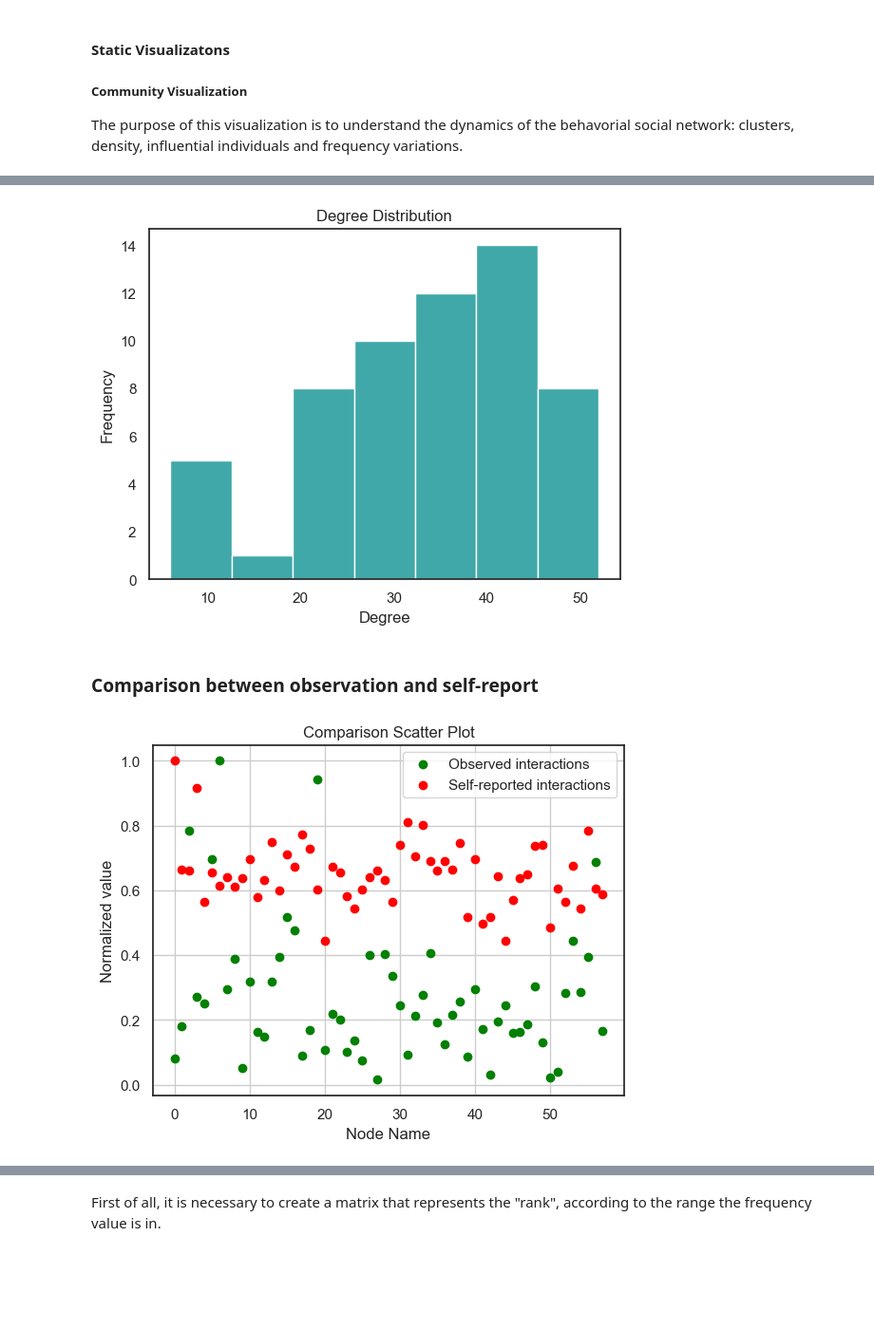
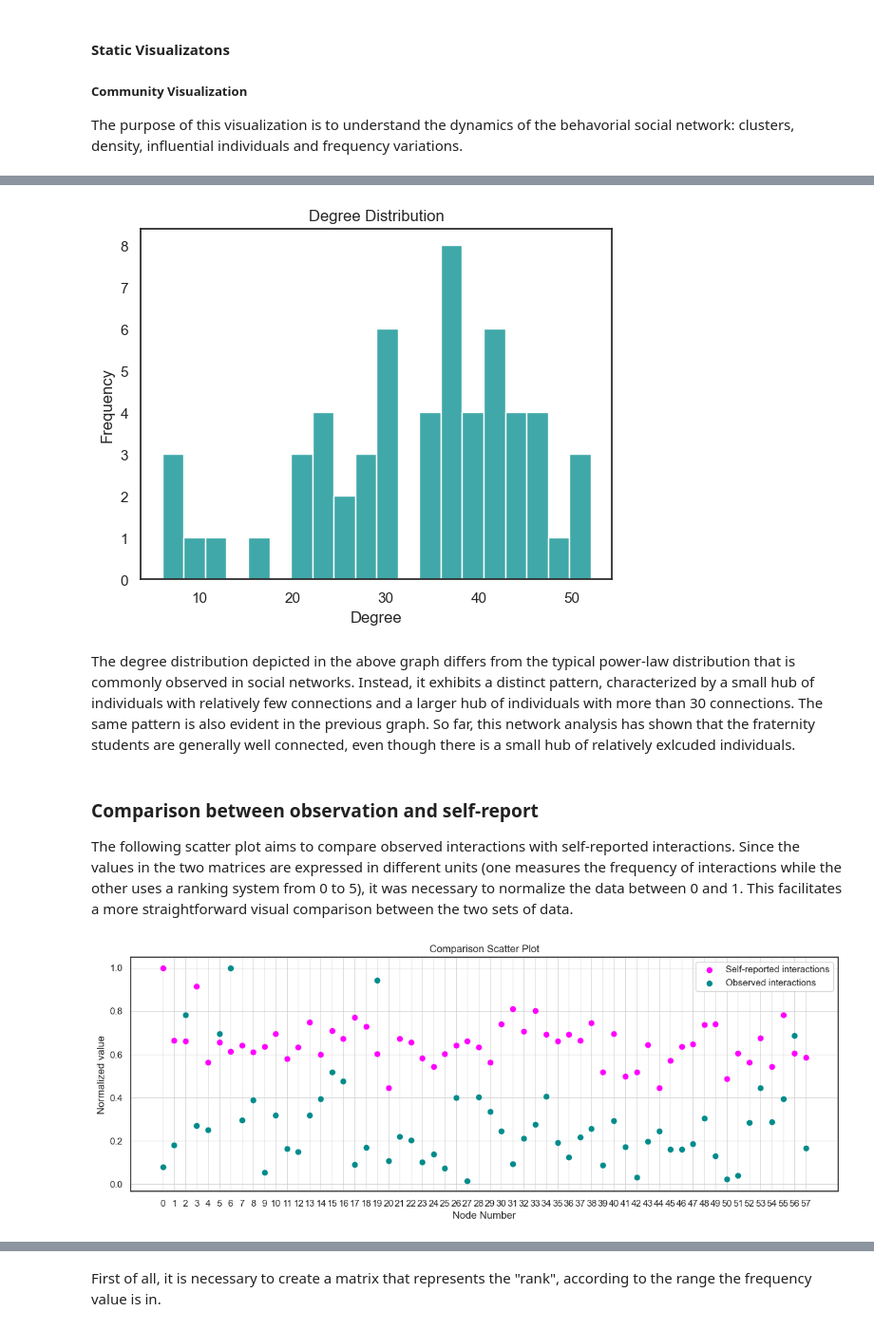
Before and after one commit to lucasgtx2/DataViz_Project, a Jupyter notebook: datavis_project.ipynb, the cells around one changed output, grey strips where cells are left out. Shown: that part at 95% size. Saved outputs shown, nothing was run; the diff lists cells and outputs as text; code cells hidden in the pictures; blank space fills up the shorter version.

```diff
--- a/datavis_project.ipynb
+++ b/datavis_project.ipynb
@@ -90,39 +94,46 @@ The purpose of plottig a degree distribution is to understand the topology or st
 degrees = [degree for (node, degree) in G_b.degree()]
 
 # plot a histogram of the degree distribution
-sns.histplot(degrees, kde=False, color='darkcyan')
+sns.histplot(degrees, kde=False, bins = 20, color='darkcyan')
 plt.title('Degree Distribution')
 plt.xlabel('Degree')
 plt.ylabel('Frequency')
 plt.show()
 # %% [output]
-[figure, old version]
+[figure, new version]
+# %% [markdown]
+The degree distribution depicted in the above graph differs from the typical power-law distribution that is commonly observed in social networks. Instead, it exhibits a distinct pattern, characterized by a small hub of individuals with relatively few connections and a larger hub of individuals with more than 30 connections. The same pattern is also evident in the previous graph. So far, this network analysis has shown that the fraternity students are generally well connected, even though there is a small hub of relatively exlcuded individuals.
 # %% [markdown]
 ### Comparison between observation and self-report
+The following scatter plot aims to compare observed interactions with self-reported interactions. Since the values in the two matrices are expressed in different units (one measures the frequency of interactions while the other uses a ranking system from 0 to 5), it was necessary to normalize the data between 0 and 1. This facilitates a more straightforward visual comparison between the two sets of data.
 # %%
 # obtain sum of interactions and average of ratings for each individual
 sum_of_int = []
 avg_rat = []
 
 i = 0
 while i < 58:
     sum_of_int.append(np.sum(matrix_b[i]))
     avg_rat.append(np.mean(matrix_c[i]))
     i=i+1
 
 # normalize each list between 0 and 1
 sum_of_int_norm = [i/max(sum_of_int) for i in sum_of_int]
 avg_rat_norm = [i/max(avg_rat) for i in avg_rat]
 
 # create a scatter plot that allows the comparison between the two datasets
-fig, ax = plt.subplots()
-ax.scatter(G_b.nodes(), sum_of_int_norm, color='green', label='Observed interactions')
-ax.scatter(G_b.nodes(), avg_rat_norm, color='red', label='Self-reported interactions')
-ax.set_xlabel('Node Name')
+fig, ax = plt.subplots(figsize=(15, 5))
+ax.scatter(G_b.nodes(), avg_rat_norm, color='magenta', label='Self-reported interactions')
+ax.scatter(G_b.nodes(), sum_of_int_norm, color='darkcyan', label='Observed interactions')
+ax.set_xlabel('Node Number')
 ax.set_ylabel('Normalized value')
+major_ticks = np.arange(0, 58, 1)
+minor_ticks = np.arange(0, 1, 0.05)
+ax.set_xticks(major_ticks, major=True)
+ax.set_yticks(minor_ticks, minor=True)
 ax.set_title('Comparison Scatter Plot')
+ax.grid(linewidth=0.5)
 ax.legend()
-ax.grid()
 plt.show()
 # %% [output]
-[figure, old version]
+[figure, new version]
```
Also changed, not shown: parts of 8 cells of this notebook.
